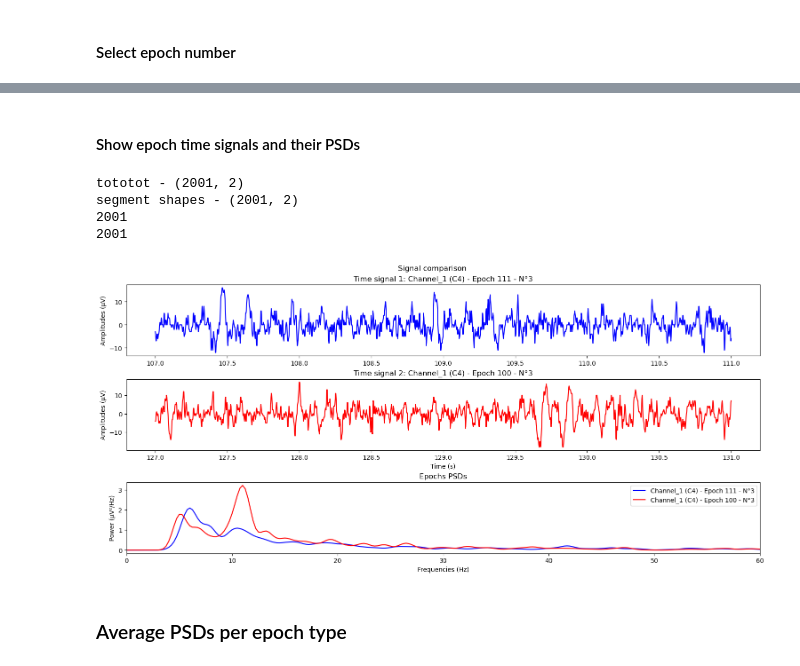
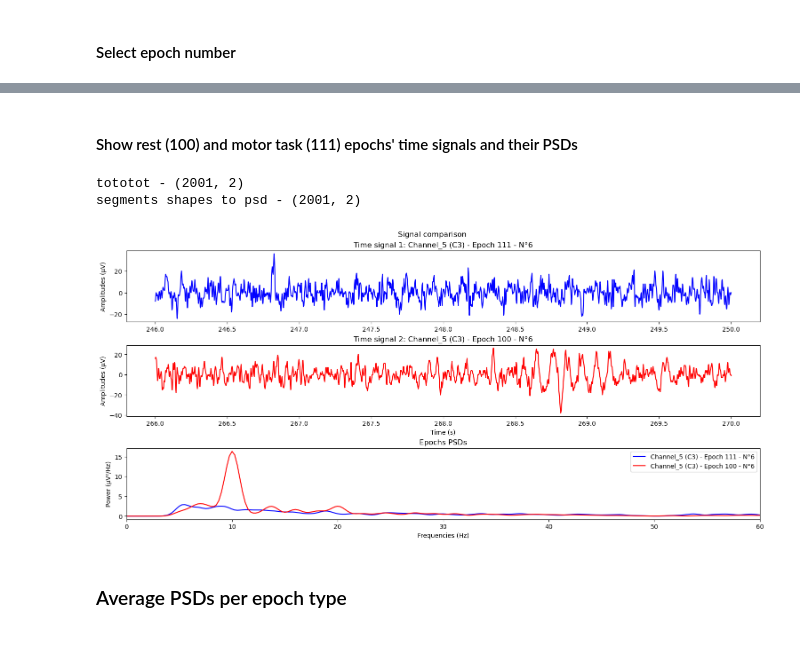
Before and after one commit to iwissemben/Stage_Signal_Physio, a Jupyter notebook: SRC/comparisons_Rearm.ipynb, the cells around one changed output, grey strips where cells are left out. Saved outputs shown, nothing was run; the diff lists cells and outputs as text; code cells hidden in the pictures.

```diff
--- a/SRC/comparisons_Rearm.ipynb
+++ b/SRC/comparisons_Rearm.ipynb
@@ -176,0 +184,16 @@ time_segments shape: (2001, 6)
+# %%
+#Select channel to study
+Channel_num=5 #electrode C3
+Channel_index=Channel_num-1 #cf python indexing
+
+#channel signal retrieval
+electrode_i_signal=EEG_amplitudes[:,Channel_index]
+
+#epoch signal
+electrode_i_epoched_signal=extract_data_epochs(signal=electrode_i_signal,sample_rate=Srate,markers_labels_times=nearest_markers_array,
+                                    select_events=(111,100),epoch_limits=(0,4))
+
+#compute all epochs' PSDs
+leng=electrode_i_epoched_signal["label_111"]["signal_segments"].shape[0]
+psd_for_each_100_epoch=compute_psds_for_each_epoch(epochs=electrode_i_epoched_signal["label_100"]["signal_segments"],sample_rate=Srate,nfft=leng)
+psd_for_each_111_epoch=compute_psds_for_each_epoch(epochs=electrode_i_epoched_signal["label_111"]["signal_segments"],sample_rate=Srate,nfft=leng)
@@ -203,18 +220,21 @@ segment shapes - (2001, 6)
+# %%
+#Select trial number
+epoch_number=6
+epoch_index=epoch_number-1
 # %% [markdown]
-#### Show epoch time signals and their PSDs
+#### Show rest (100) and motor task (111) epochs' time signals and their PSDs
 # %%
 channel_name=f"Channel_{Channel_num}"
-signal1=np.column_stack((c4_epoched_signal["label_111"]["time_segments"][:,epoch_index],c4_epoched_signal["label_111"]["signal_segments"][:,epoch_index]))
-signal2=np.column_stack((c4_epoched_signal["label_100"]["time_segments"][:,epoch_index],c4_epoched_signal["label_100"]["signal_segments"][:,epoch_index]))
-my_labels=(f"{channel_name} ({channels_dict[channel_name]}) - Epoch 111 - N°{epoch_number}",f"{channel_name} ({channels_dict[channel_name]}) - Epoch 100 - N°{epoch_number}")
+signal1=np.column_stack((electrode_i_epoched_signal["label_111"]["time_segments"][:,epoch_index],electrode_i_epoched_signal["label_111"]["signal_segments"][:,epoch_index]))
+signal2=np.column_stack((electrode_i_epoched_signal["label_100"]["time_segments"][:,epoch_index],electrode_i_epoched_signal["label_100"]["signal_segments"][:,epoch_index]))
+my_labels=(f"{channel_name} ({channels_dict[channel_name]}) - Epoch 111 - N°{epoch_number}",
+           f"{channel_name} ({channels_dict[channel_name]}) - Epoch 100 - N°{epoch_number}")
 
 signal_comparison(signal_1=signal1,signal_2=signal2,sample_rate=Srate,labels=my_labels)
 # %% [output]
 tototot - (2001, 2)
-segment shapes - (2001, 2)
-2001
-2001
+segments shapes to psd - (2001, 2)
-[figure, old version]
+[figure, new version]
 # %% [markdown]
 ### Average PSDs per epoch type
 # %%
```
Also changed, not shown: parts of 26 cells of this notebook, 1 other file.
